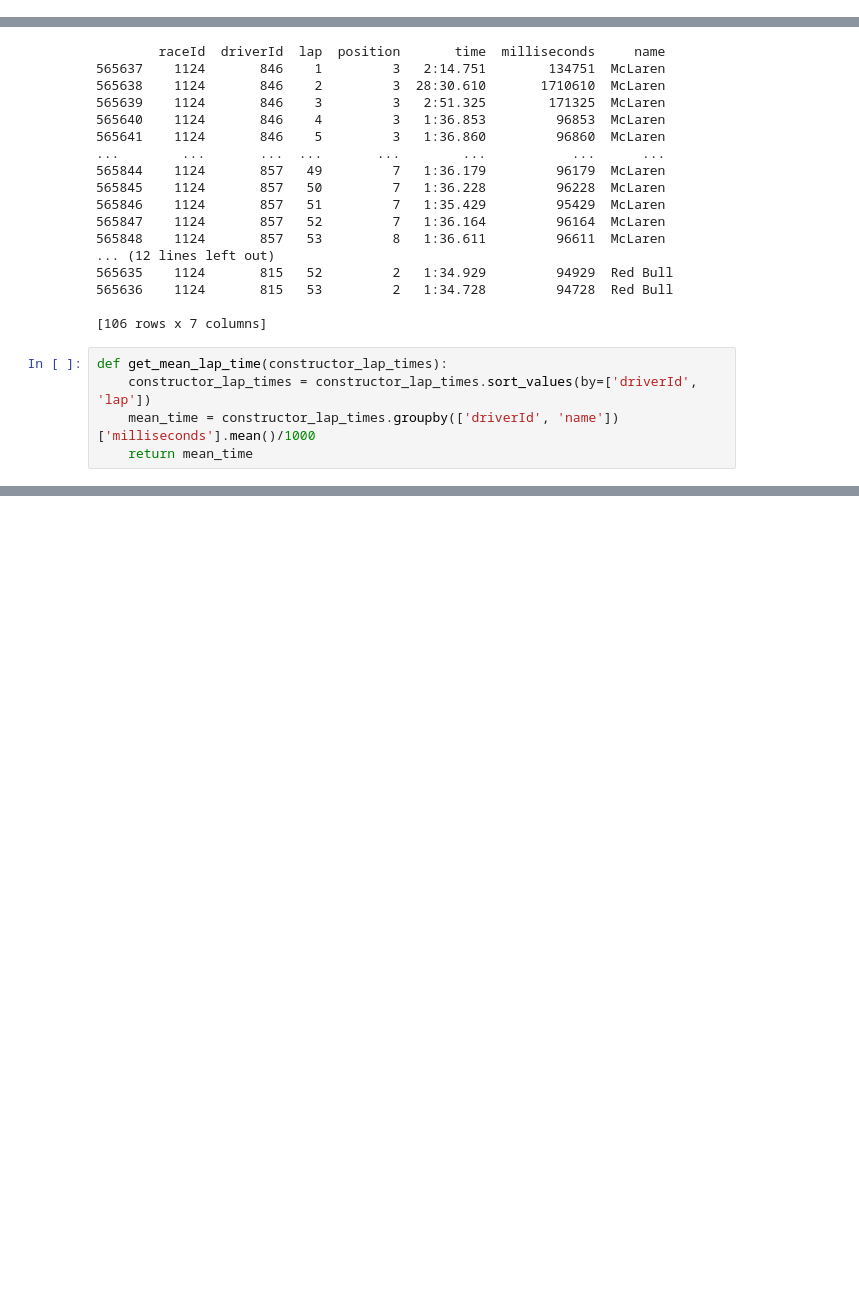
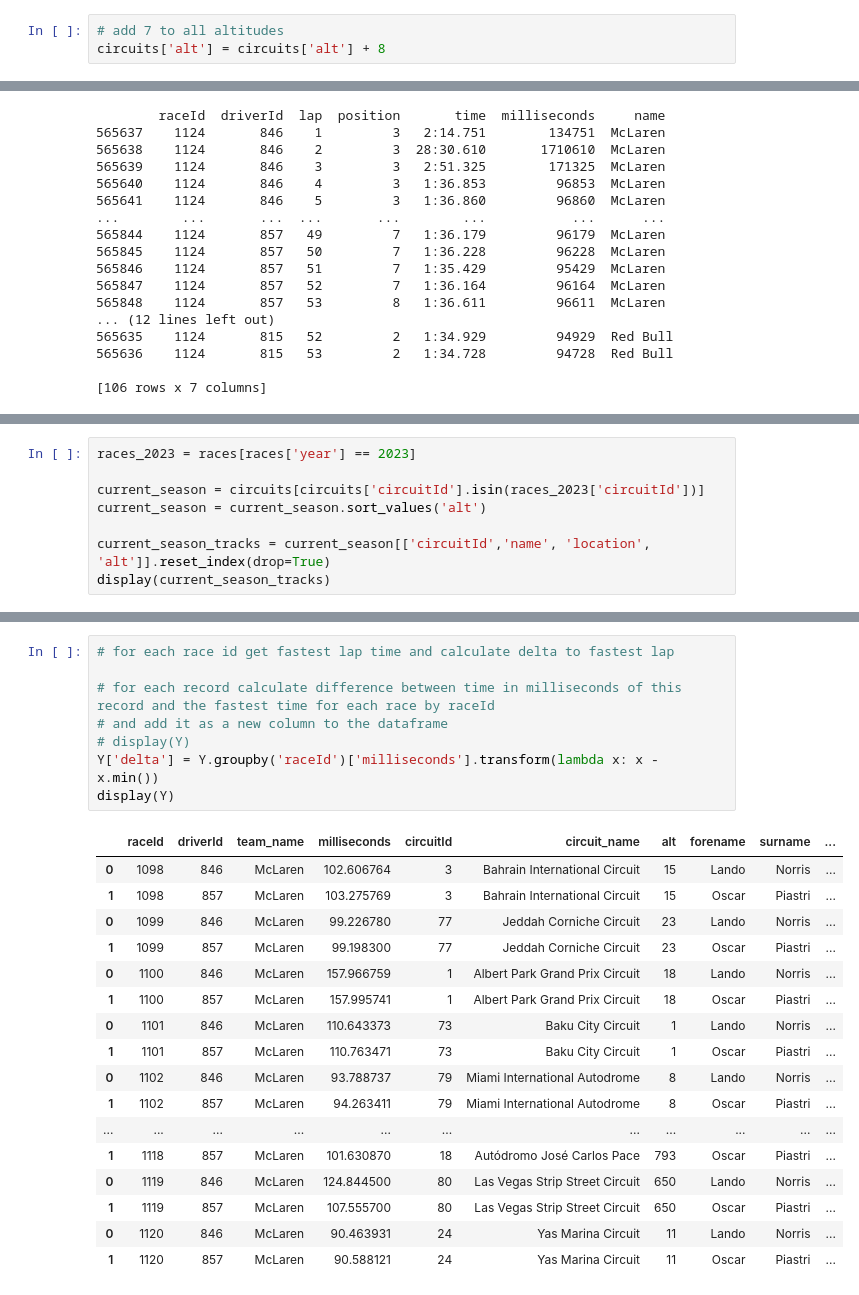
Before and after one commit to MichaelAngeloTheFirst/Formula1-Dataset-Exploration, a Jupyter notebook: f1_exploration.ipynb, the cells around one changed output, grey strips where cells are left out. Drawn from its saved outputs; the diff is of its cells as text; blank space fills up the shorter version.

```diff
--- a/f1_exploration.ipynb
+++ b/f1_exploration.ipynb
@@ -23,3 +24,6 @@ circuits = pd.read_csv(download_path + '/circuits.csv')
+# %%
+# add 7 to all altitudes
+circuits['alt'] = circuits['alt'] + 8
 # %%
 #plot all locations on a map
 import folium
@@ -459,8 +463,3 @@ print(get_constructor_race_laptimes(9, 1124))
 565636    1124       815   53         2   1:34.728         94728  Red Bull
 
 [106 rows x 7 columns]
-# %%
-def get_mean_lap_time(constructor_lap_times):
-    constructor_lap_times = constructor_lap_times.sort_values(by=['driverId', 'lap'])
-    mean_time = constructor_lap_times.groupby(['driverId', 'name'])['milliseconds'].mean()/1000
-    return mean_time
@@ -473,0 +526,8 @@ Name: milliseconds, dtype: float64
+# %%
+races_2023 = races[races['year'] == 2023]
+
+current_season = circuits[circuits['circuitId'].isin(races_2023['circuitId'])]
+current_season = current_season.sort_values('alt')
+
+current_season_tracks = current_season[['circuitId','name', 'location', 'alt']].reset_index(drop=True)
+display(current_season_tracks)
@@ -473,0 +589,26 @@ Name: milliseconds, dtype: float64
+# %%
+# for each race id get fastest lap time and calculate delta to fastest lap
+
+# for each record calculate difference between time in milliseconds of this record and the fastest time for each race by raceId
+# and add it as a new column to the dataframe
+# display(Y)
+Y['delta'] = Y.groupby('raceId')['milliseconds'].transform(lambda x: x - x.min())
+display(Y)
+# %% [output]
+|  | raceId | driverId | team_name | milliseconds | circuitId | circuit_name | alt | forename | surname | ... |
+| 0 | 1098 | 846 | McLaren | 102.606764 | 3 | Bahrain International Circuit | 15 | Lando | Norris | ... |
+| 1 | 1098 | 857 | McLaren | 103.275769 | 3 | Bahrain International Circuit | 15 | Oscar | Piastri | ... |
+| 0 | 1099 | 846 | McLaren | 99.226780 | 77 | Jeddah Corniche Circuit | 23 | Lando | Norris | ... |
+| 1 | 1099 | 857 | McLaren | 99.198300 | 77 | Jeddah Corniche Circuit | 23 | Oscar | Piastri | ... |
+| 0 | 1100 | 846 | McLaren | 157.966759 | 1 | Albert Park Grand Prix Circuit | 18 | Lando | Norris | ... |
+| 1 | 1100 | 857 | McLaren | 157.995741 | 1 | Albert Park Grand Prix Circuit | 18 | Oscar | Piastri | ... |
+| 0 | 1101 | 846 | McLaren | 110.643373 | 73 | Baku City Circuit | 1 | Lando | Norris | ... |
+| 1 | 1101 | 857 | McLaren | 110.763471 | 73 | Baku City Circuit | 1 | Oscar | Piastri | ... |
+| 0 | 1102 | 846 | McLaren | 93.788737 | 79 | Miami International Autodrome | 8 | Lando | Norris | ... |
+| 1 | 1102 | 857 | McLaren | 94.263411 | 79 | Miami International Autodrome | 8 | Oscar | Piastri | ... |
+| ... | ... | ... | ... | ... | ... | ... | ... | ... | ... | ... |
+| 1 | 1118 | 857 | McLaren | 101.630870 | 18 | Autódromo José Carlos Pace | 793 | Oscar | Piastri | ... |
+| 0 | 1119 | 846 | McLaren | 124.844500 | 80 | Las Vegas Strip Street Circuit | 650 | Lando | Norris | ... |
+| 1 | 1119 | 857 | McLaren | 107.555700 | 80 | Las Vegas Strip Street Circuit | 650 | Oscar | Piastri | ... |
+| 0 | 1120 | 846 | McLaren | 90.463931 | 24 | Yas Marina Circuit | 11 | Lando | Norris | ... |
+| 1 | 1120 | 857 | McLaren | 90.588121 | 24 | Yas Marina Circuit | 11 | Oscar | Piastri | ... |
```
Also changed, not shown: parts of 10 cells of this notebook.
